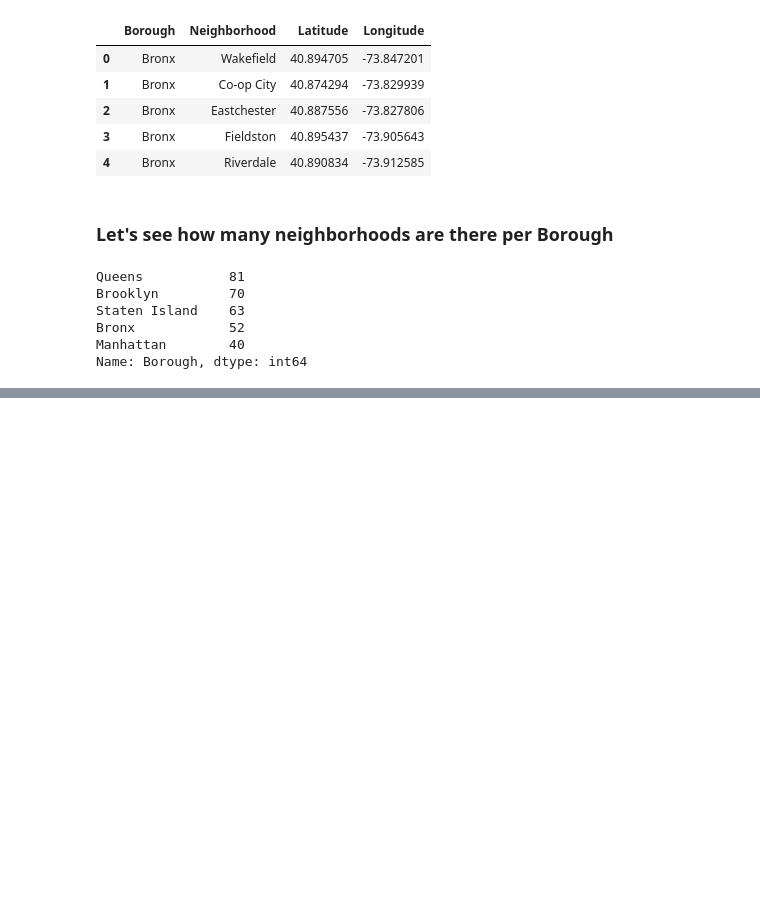
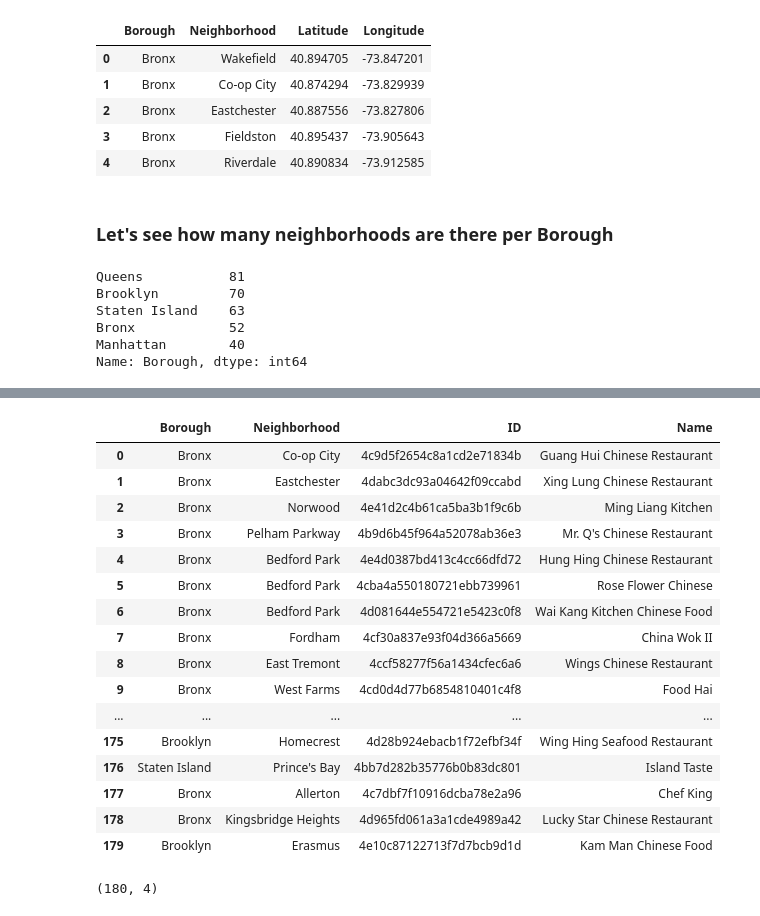
Before and after one commit to roydipta/battle_of_the_neighborhoods, a Jupyter notebook: final_workbook.ipynb, the cells around one changed output, grey strips where cells are left out. Drawn from its saved outputs; the diff is of its cells as text; code cells hidden in the pictures; blank space fills up the shorter version.

Commit message:
api called chinese restaurant and saved

```diff
--- a/final_workbook.ipynb
+++ b/final_workbook.ipynb
@@ -33,8 +33,8 @@ Solving environment: ...working... done
 
 # All requested packages already installed.
 # %%
-CLIENT_ID = '0XEBFNIFSQ0GVXN1GTEOTBIXLY0QYPRKYFPSV3TQULGONMIK' # your Foursquare ID
-CLIENT_SECRET = 'GACWDCWQZINOFW2YIQFMZFJHNDP53KLBJDMTAS5L0FGMJ40I' # your Foursquare Secret
+CLIENT_ID = 'GFL4E1RLR345IU4I2DHFQKNJZRFPERHZD0GYEEOHJV5OQ1LM' # your Foursquare ID
+CLIENT_SECRET = 'GSVEEXLDU0YEAHH1EO152PQ0KRMSARPEJSFDVYS1PXWUNYRC' # your Foursquare Secret
 VERSION = '20201127'
 # %%
 url='https://cocl.us/new_york_dataset'
@@ -89,0 +117,39 @@ Name: Neighborhood, dtype: int64
+# %%
+# queens has most neighborhoods
+# prepare neighborhood list that contains japanese restaurants
+column_names=['Borough', 'Neighborhood', 'ID','Name']
+chinese_df=pd.DataFrame(columns=column_names)
+count=1
+for row in df.values.tolist():
+    Borough, Neighborhood, Latitude, Longitude=row
+    venues = get_venues(Latitude,Longitude)
+    chinese_restaurant=venues[venues['Category']=='Chinese Restaurant']
+
+    for resturant_detail in chinese_restaurant.values.tolist():
+        id, name , category=resturant_detail
+        chinese_df = chinese_df.append({'Borough': Borough,
+                                                'Neighborhood': Neighborhood,
+                                                'ID': id,
+                                                'Name' : name
+                                               }, ignore_index=True)
+    count+=1
+# %%
+chinese_df
+# %% [output]
+|  | Borough | Neighborhood | ID | Name |
+| 0 | Bronx | Co-op City | 4c9d5f2654c8a1cd2e71834b | Guang Hui Chinese Restaurant |
+| 1 | Bronx | Eastchester | 4dabc3dc93a04642f09ccabd | Xing Lung Chinese Restaurant |
+| 2 | Bronx | Norwood | 4e41d2c4b61ca5ba3b1f9c6b | Ming Liang Kitchen |
+| 3 | Bronx | Pelham Parkway | 4b9d6b45f964a52078ab36e3 | Mr. Q's Chinese Restaurant |
+| 4 | Bronx | Bedford Park | 4e4d0387bd413c4cc66dfd72 | Hung Hing Chinese Restaurant |
+| 5 | Bronx | Bedford Park | 4cba4a550180721ebb739961 | Rose Flower Chinese |
+| 6 | Bronx | Bedford Park | 4d081644e554721e5423c0f8 | Wai Kang Kitchen Chinese Food |
+| 7 | Bronx | Fordham | 4cf30a837e93f04d366a5669 | China Wok II |
+| 8 | Bronx | East Tremont | 4ccf58277f56a1434cfec6a6 | Wings Chinese Restaurant |
+| 9 | Bronx | West Farms | 4cd0d4d77b6854810401c4f8 | Food Hai |
+| ... | ... | ... | ... | ... |
+| 175 | Brooklyn | Homecrest | 4d28b924ebacb1f72efbf34f | Wing Hing Seafood Restaurant |
+| 176 | Staten Island | Prince's Bay | 4bb7d282b35776b0b83dc801 | Island Taste |
+| 177 | Bronx | Allerton | 4c7dbf7f10916dcba78e2a96 | Chef King |
+| 178 | Bronx | Kingsbridge Heights | 4d965fd061a3a1cde4989a42 | Lucky Star Chinese Restaurant |
+| 179 | Brooklyn | Erasmus | 4e10c87122713f7d7bcb9d1d | Kam Man Chinese Food |
@@ -89,0 +158,4 @@ Name: Neighborhood, dtype: int64
+# %%
+chinese_df.groupby('')
+# %% [output]
+(180, 4)
```
Also changed, not shown: parts of 4 cells of this notebook, 1 other file.
